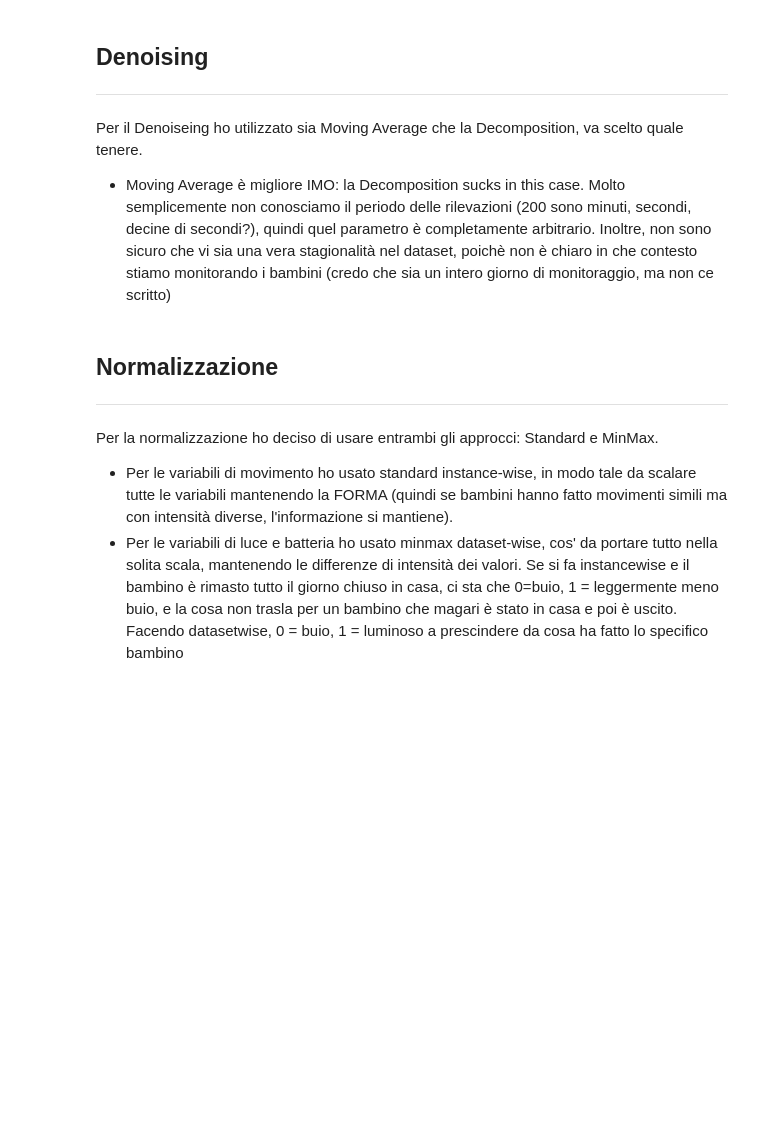
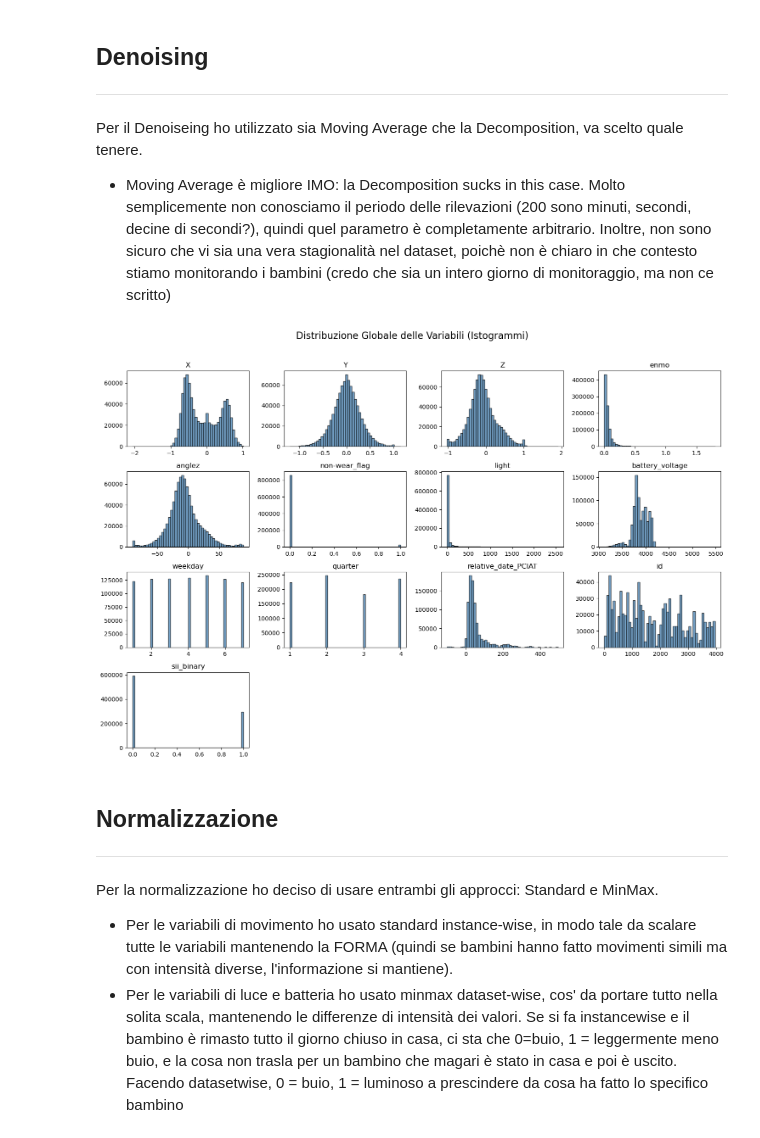
Before and after one commit to alessialaconca/Data_Mining_2_Child_Mind_Institute, a Jupyter notebook: Riccardo/TS_preprocessing.ipynb, the cells around one changed output. Drawn from its saved outputs; the diff is of its cells as text; code cells hidden in the pictures; blank space fills up the shorter version.

```diff
--- a/Riccardo/TS_preprocessing.ipynb
+++ b/Riccardo/TS_preprocessing.ipynb
@@ -172,3 +185,22 @@ for df in ts:
+# %%
+df_globale = pd.concat(ts_denoised, ignore_index=True)
+
+# Opzionale: campionamento per velocizzare la generazione grafica in caso di dataset massivi.
+# Se si desidera analizzare il 100% dei dati, lasciare frac=1.0.
+df_plot = df_globale.sample(frac=1.0, random_state=222)
+
+# ==========================================
+# 3. Visualizzazione tramite Istogrammi
+# ==========================================
+# Viene creata una griglia automatica in base al numero di colonne
+df_plot.hist(bins=50, figsize=(15, 10), edgecolor='black',
+             grid=False, alpha=0.75, color='steelblue')
+plt.suptitle("Distribuzione Globale delle Variabili (Istogrammi)",
+             y=1.02, fontsize=16)
+plt.tight_layout()
+plt.show()
+# %% [output]
+[figure, added]
 # %% [markdown]
 ## Normalizzazione
 ---
```
Also changed, not shown: parts of 4 cells of this notebook, 3 other files.
